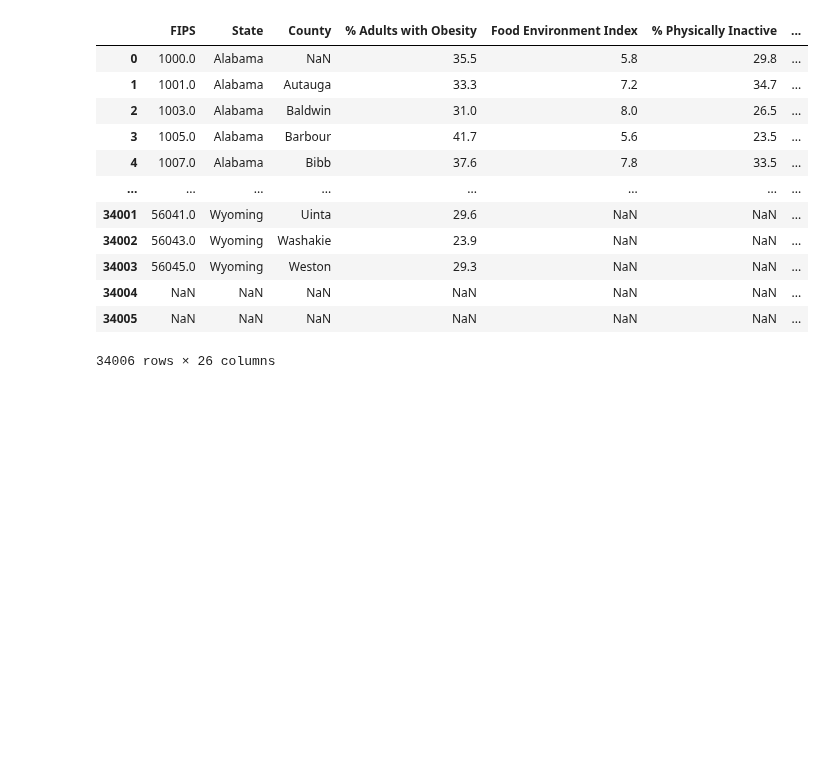
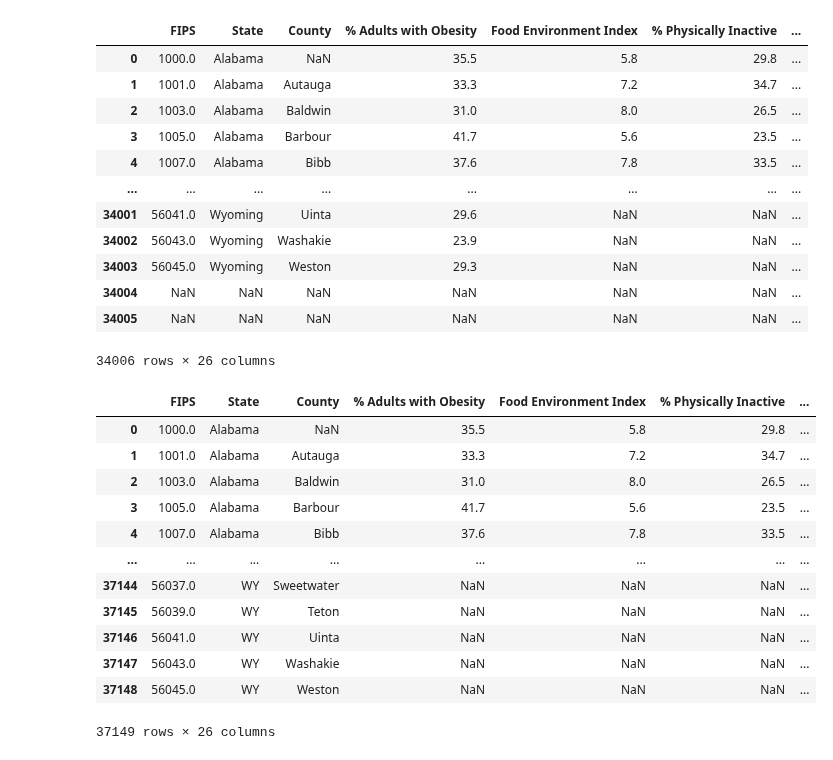
Before and after one commit to Chahnaz-Kbaisi/diet-habits-disease-us, a Jupyter notebook: ETL/Web_Scrape_ETL.ipynb, the cells around one changed output. Cells and saved outputs as stored; diff of their text form; code cells hidden in the pictures; blank space fills up the shorter version.

Commit message:
Logic to merge the 2007 data

```diff
--- a/ETL/Web_Scrape_ETL.ipynb
+++ b/ETL/Web_Scrape_ETL.ipynb
@@ -1218,3 +1218,21 @@ new_combined_df
 | 34004 | NaN | NaN | NaN | NaN | NaN | NaN | ... |
 | 34005 | NaN | NaN | NaN | NaN | NaN | NaN | ... |
 34006 rows × 26 columns
+# %%
+# Merge the 2007 data
+new_combined_df_with_2007 = pd.concat([new_combined_df, final_2007_df],ignore_index=True)
+new_combined_df_with_2007
+# %% [output]
+|  | FIPS | State | County | % Adults with Obesity | Food Environment Index | % Physically Inactive | ... |
+| 0 | 1000.0 | Alabama | NaN | 35.5 | 5.8 | 29.8 | ... |
+| 1 | 1001.0 | Alabama | Autauga | 33.3 | 7.2 | 34.7 | ... |
+| 2 | 1003.0 | Alabama | Baldwin | 31.0 | 8.0 | 26.5 | ... |
+| 3 | 1005.0 | Alabama | Barbour | 41.7 | 5.6 | 23.5 | ... |
+| 4 | 1007.0 | Alabama | Bibb | 37.6 | 7.8 | 33.5 | ... |
+| ... | ... | ... | ... | ... | ... | ... | ... |
+| 37144 | 56037.0 | WY | Sweetwater | NaN | NaN | NaN | ... |
+| 37145 | 56039.0 | WY | Teton | NaN | NaN | NaN | ... |
+| 37146 | 56041.0 | WY | Uinta | NaN | NaN | NaN | ... |
+| 37147 | 56043.0 | WY | Washakie | NaN | NaN | NaN | ... |
+| 37148 | 56045.0 | WY | Weston | NaN | NaN | NaN | ... |
+37149 rows × 26 columns
```
